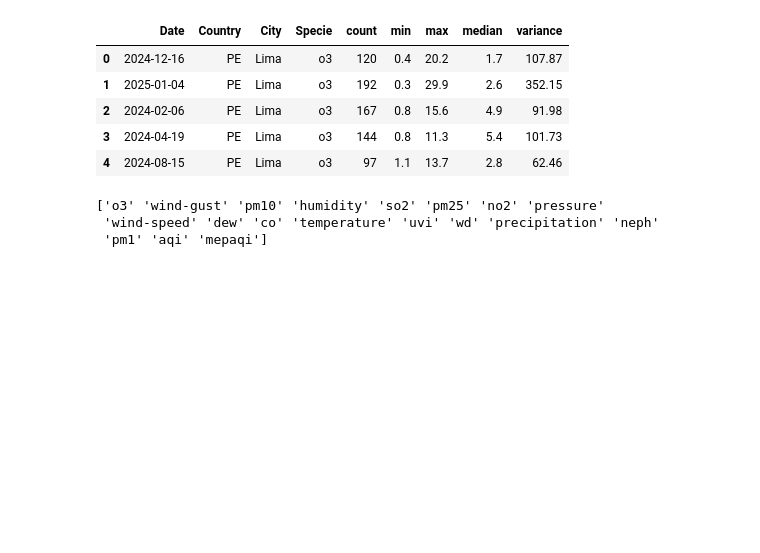
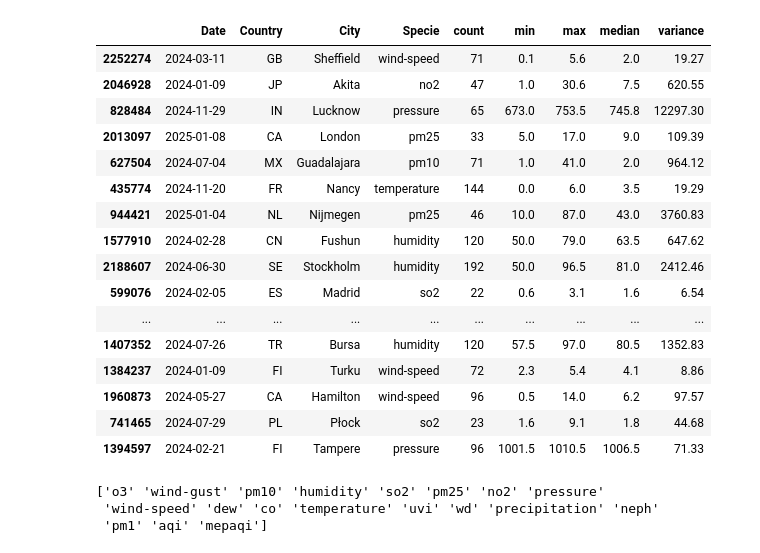
Before and after one commit to Mareike-K/portfoliokurs, a Jupyter notebook: mareiketest.ipynb, the cells around one changed output. Drawn from its saved outputs; the diff is of its cells as text; code cells hidden in the pictures; blank space fills up the shorter version.

```diff
--- a/mareiketest.ipynb
+++ b/mareiketest.ipynb
@@ -5,15 +5,26 @@ import pandas as pd
 # %%
 file_path = "/Users/mareikekeller/portfoliokurs/Daten/waqi-covid19-airqualitydata-2025.csv"
 df = pd.read_csv(file_path, comment="#")
-# %%
-df.head()
-# %% [output]
-|  | Date | Country | City | Specie | count | min | max | median | variance |
-| 0 | 2024-12-16 | PE | Lima | o3 | 120 | 0.4 | 20.2 | 1.7 | 107.87 |
-| 1 | 2025-01-04 | PE | Lima | o3 | 192 | 0.3 | 29.9 | 2.6 | 352.15 |
-| 2 | 2024-02-06 | PE | Lima | o3 | 167 | 0.8 | 15.6 | 4.9 | 91.98 |
-| 3 | 2024-04-19 | PE | Lima | o3 | 144 | 0.8 | 11.3 | 5.4 | 101.73 |
-| 4 | 2024-08-15 | PE | Lima | o3 | 97 | 1.1 | 13.7 | 2.8 | 62.46 |
+# %%
+df.sample(20)
+# %% [output]
+|  | Date | Country | City | Specie | count | min | max | median | variance |
+| 2252274 | 2024-03-11 | GB | Sheffield | wind-speed | 71 | 0.1 | 5.6 | 2.0 | 19.27 |
+| 2046928 | 2024-01-09 | JP | Akita | no2 | 47 | 1.0 | 30.6 | 7.5 | 620.55 |
+| 828484 | 2024-11-29 | IN | Lucknow | pressure | 65 | 673.0 | 753.5 | 745.8 | 12297.30 |
+| 2013097 | 2025-01-08 | CA | London | pm25 | 33 | 5.0 | 17.0 | 9.0 | 109.39 |
+| 627504 | 2024-07-04 | MX | Guadalajara | pm10 | 71 | 1.0 | 41.0 | 2.0 | 964.12 |
+| 435774 | 2024-11-20 | FR | Nancy | temperature | 144 | 0.0 | 6.0 | 3.5 | 19.29 |
+| 944421 | 2025-01-04 | NL | Nijmegen | pm25 | 46 | 10.0 | 87.0 | 43.0 | 3760.83 |
+| 1577910 | 2024-02-28 | CN | Fushun | humidity | 120 | 50.0 | 79.0 | 63.5 | 647.62 |
+| 2188607 | 2024-06-30 | SE | Stockholm | humidity | 192 | 50.0 | 96.5 | 81.0 | 2412.46 |
+| 599076 | 2024-02-05 | ES | Madrid | so2 | 22 | 0.6 | 3.1 | 1.6 | 6.54 |
+| ... | ... | ... | ... | ... | ... | ... | ... | ... | ... |
+| 1407352 | 2024-07-26 | TR | Bursa | humidity | 120 | 57.5 | 97.0 | 80.5 | 1352.83 |
+| 1384237 | 2024-01-09 | FI | Turku | wind-speed | 72 | 2.3 | 5.4 | 4.1 | 8.86 |
+| 1960873 | 2024-05-27 | CA | Hamilton | wind-speed | 96 | 0.5 | 14.0 | 6.2 | 97.57 |
+| 741465 | 2024-07-29 | PL | Płock | so2 | 23 | 1.6 | 9.1 | 1.8 | 44.68 |
+| 1394597 | 2024-02-21 | FI | Tampere | pressure | 96 | 1001.5 | 1010.5 | 1006.5 | 71.33 |
 # %%
 einzigartige_werte = df['Specie'].unique()
 print(einzigartige_werte)
```
Also changed, not shown: parts of 8 cells of this notebook.
